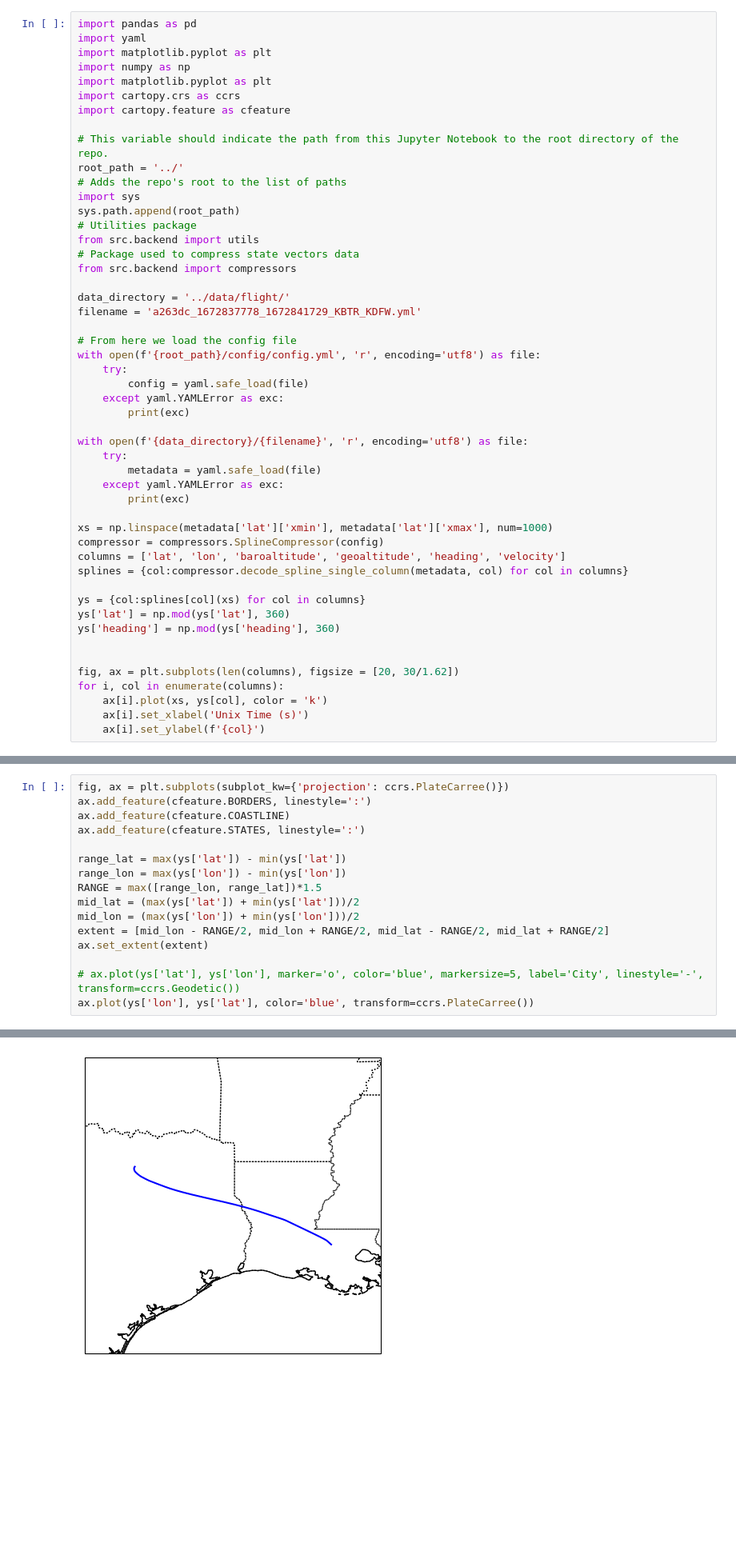
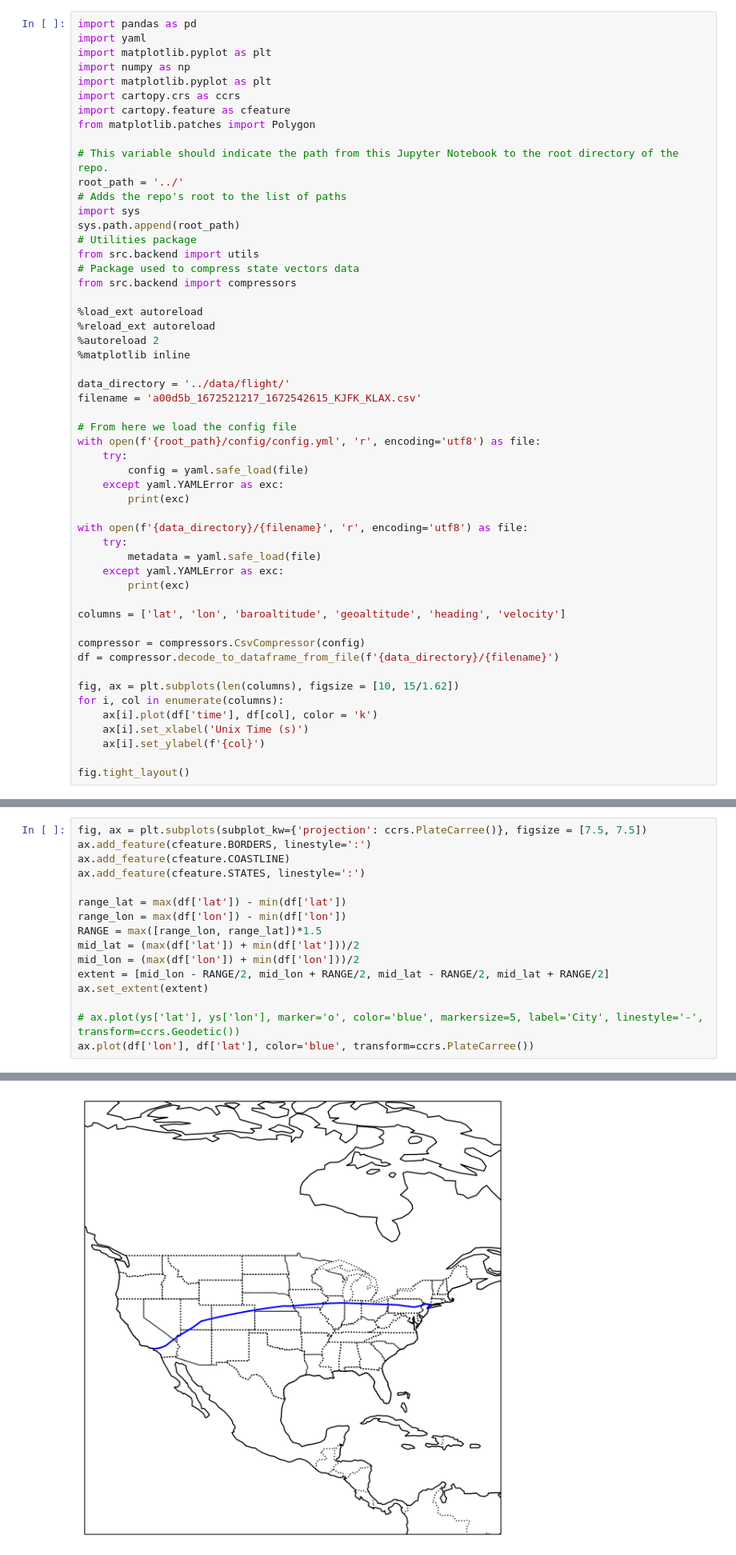
Before and after one commit to Flight-Path-Analysis/FlightPathAnalysis, a Jupyter notebook: prototyping/prototyping.ipynb, the cells around one changed output, grey strips where cells are left out. Shown at 80% size. Cells and saved outputs as stored; diff of their text form; blank space fills up the shorter version.

```diff
--- a/prototyping/prototyping.ipynb
+++ b/prototyping/prototyping.ipynb
@@ -363,6 +398,7 @@ import numpy as np
 import matplotlib.pyplot as plt
 import cartopy.crs as ccrs
 import cartopy.feature as cfeature
+from matplotlib.patches import Polygon
 
 # This variable should indicate the path from this Jupyter Notebook to the root directory of the repo.
 root_path = '../'
@@ -374,8 +410,13 @@ from src.backend import utils
 # Package used to compress state vectors data
 from src.backend import compressors
 
+%load_ext autoreload
+%reload_ext autoreload
+%autoreload 2
+%matplotlib inline
+
 data_directory = '../data/flight/'
-filename = 'a263dc_1672837778_1672841729_KBTR_KDFW.yml'
+filename = 'a00d5b_1672521217_1672542615_KJFK_KLAX.csv'
 
 # From here we load the config file
 with open(f'{root_path}/config/config.yml', 'r', encoding='utf8') as file:
@@ -390,19 +431,16 @@ with open(f'{data_directory}/{filename}', 'r', encoding='utf8') as file:
     except yaml.YAMLError as exc:
         print(exc)
 
-xs = np.linspace(metadata['lat']['xmin'], metadata['lat']['xmax'], num=1000)
-compressor = compressors.SplineCompressor(config)
 columns = ['lat', 'lon', 'baroaltitude', 'geoaltitude', 'heading', 'velocity']
-splines = {col:compressor.decode_spline_single_column(metadata, col) for col in columns}
 
-ys = {col:splines[col](xs) for col in columns}
-ys['lat'] = np.mod(ys['lat'], 360)
-ys['heading'] = np.mod(ys['heading'], 360)
+compressor = compressors.CsvCompressor(config)
+df = compressor.decode_to_dataframe_from_file(f'{data_directory}/{filename}')
 
-
-fig, ax = plt.subplots(len(columns), figsize = [20, 30/1.62])
+fig, ax = plt.subplots(len(columns), figsize = [10, 15/1.62])
 for i, col in enumerate(columns):
-    ax[i].plot(xs, ys[col], color = 'k')
+    ax[i].plot(df['time'], df[col], color = 'k')
     ax[i].set_xlabel('Unix Time (s)')
     ax[i].set_ylabel(f'{col}')
+
+fig.tight_layout()
 # %% [output]
@@ -410,22 +453,22 @@ for i, col in enumerate(columns):
 # %%
-fig, ax = plt.subplots(subplot_kw={'projection': ccrs.PlateCarree()})
+fig, ax = plt.subplots(subplot_kw={'projection': ccrs.PlateCarree()}, figsize = [7.5, 7.5])
 ax.add_feature(cfeature.BORDERS, linestyle=':')
 ax.add_feature(cfeature.COASTLINE)
 ax.add_feature(cfeature.STATES, linestyle=':')
 
-range_lat = max(ys['lat']) - min(ys['lat'])
-range_lon = max(ys['lon']) - min(ys['lon'])
+range_lat = max(df['lat']) - min(df['lat'])
+range_lon = max(df['lon']) - min(df['lon'])
 RANGE = max([range_lon, range_lat])*1.5
-mid_lat = (max(ys['lat']) + min(ys['lat']))/2
-mid_lon = (max(ys['lon']) + min(ys['lon']))/2
+mid_lat = (max(df['lat']) + min(df['lat']))/2
+mid_lon = (max(df['lon']) + min(df['lon']))/2
 extent = [mid_lon - RANGE/2, mid_lon + RANGE/2, mid_lat - RANGE/2, mid_lat + RANGE/2]
 ax.set_extent(extent)
 
 # ax.plot(ys['lat'], ys['lon'], marker='o', color='blue', markersize=5, label='City', linestyle='-', transform=ccrs.Geodetic())
-ax.plot(ys['lon'], ys['lat'], color='blue', transform=ccrs.PlateCarree())
+ax.plot(df['lon'], df['lat'], color='blue', transform=ccrs.PlateCarree())
 # %% [output]
 [<matplotlib.lines.Line2D at 0x...>]
-[figure, old version]
+[figure, new version]
 # %% [markdown]
 ## 3.2 Loading compressed flight data for a many flights, recreating splines, and recreating data for them all.
 
```
Also changed, not shown: parts of 15 cells of this notebook, 5 other files.
